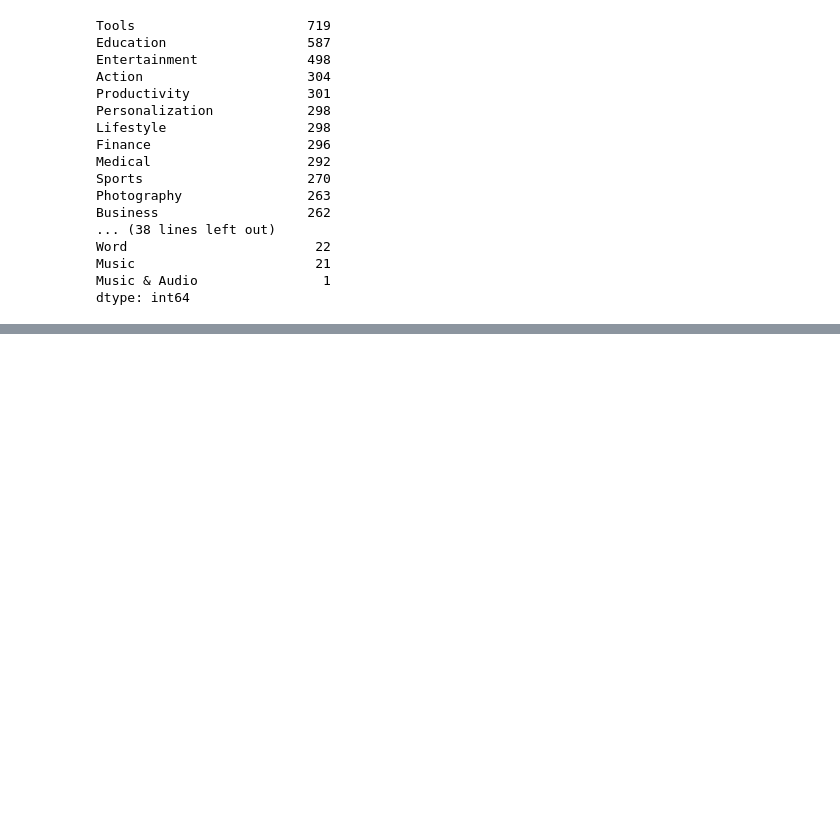
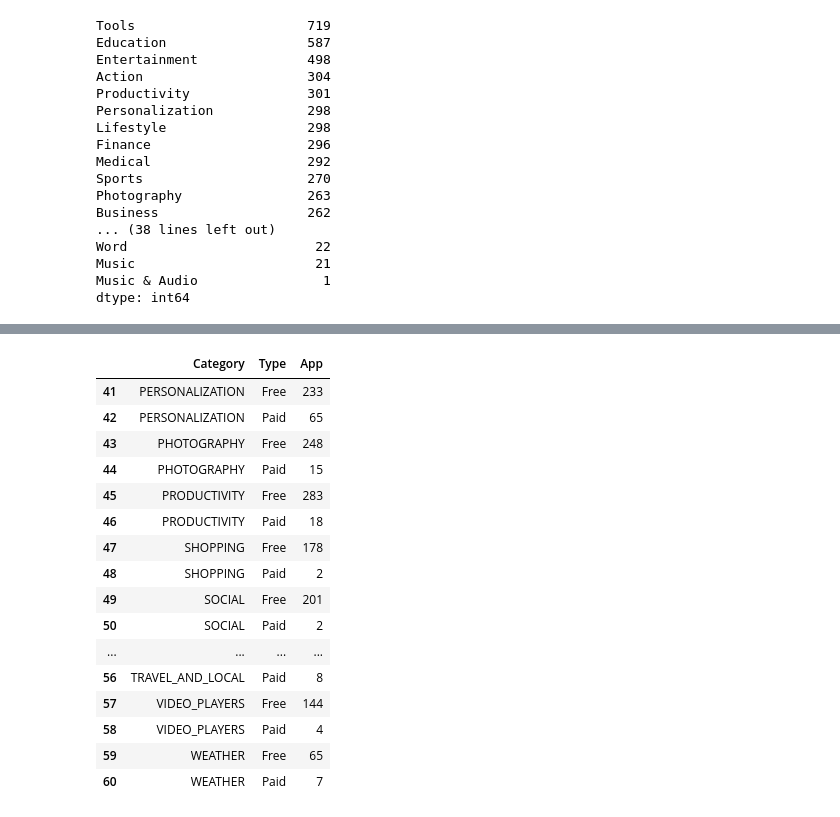
Before and after one commit to Chau-Ngoc/app-store-analytics, a Jupyter notebook: app-store-analytics.ipynb, the cells around one changed output, grey strips where cells are left out. Cells and saved outputs as stored; diff of their text form; code cells hidden in the pictures; blank space fills up the shorter version.

```diff
--- a/app-store-analytics.ipynb
+++ b/app-store-analytics.ipynb
@@ -606,0 +631,3 @@ bar_genres.show()
+# %%
+df_free_vs_paid = df_apps.groupby(['Category', 'Type'], as_index=False).agg({'App': pd.Series.count})
+df_free_vs_paid.head(10)
@@ -606,0 +646,20 @@ bar_genres.show()
+# %%
+df_free_vs_paid.tail(20)
+# %% [output]
+|  | Category | Type | App |
+| 41 | PERSONALIZATION | Free | 233 |
+| 42 | PERSONALIZATION | Paid | 65 |
+| 43 | PHOTOGRAPHY | Free | 248 |
+| 44 | PHOTOGRAPHY | Paid | 15 |
+| 45 | PRODUCTIVITY | Free | 283 |
+| 46 | PRODUCTIVITY | Paid | 18 |
+| 47 | SHOPPING | Free | 178 |
+| 48 | SHOPPING | Paid | 2 |
+| 49 | SOCIAL | Free | 201 |
+| 50 | SOCIAL | Paid | 2 |
+| ... | ... | ... | ... |
+| 56 | TRAVEL_AND_LOCAL | Paid | 8 |
+| 57 | VIDEO_PLAYERS | Free | 144 |
+| 58 | VIDEO_PLAYERS | Paid | 4 |
+| 59 | WEATHER | Free | 65 |
+| 60 | WEATHER | Paid | 7 |
```
Also changed, not shown: parts of 13 cells of this notebook.
